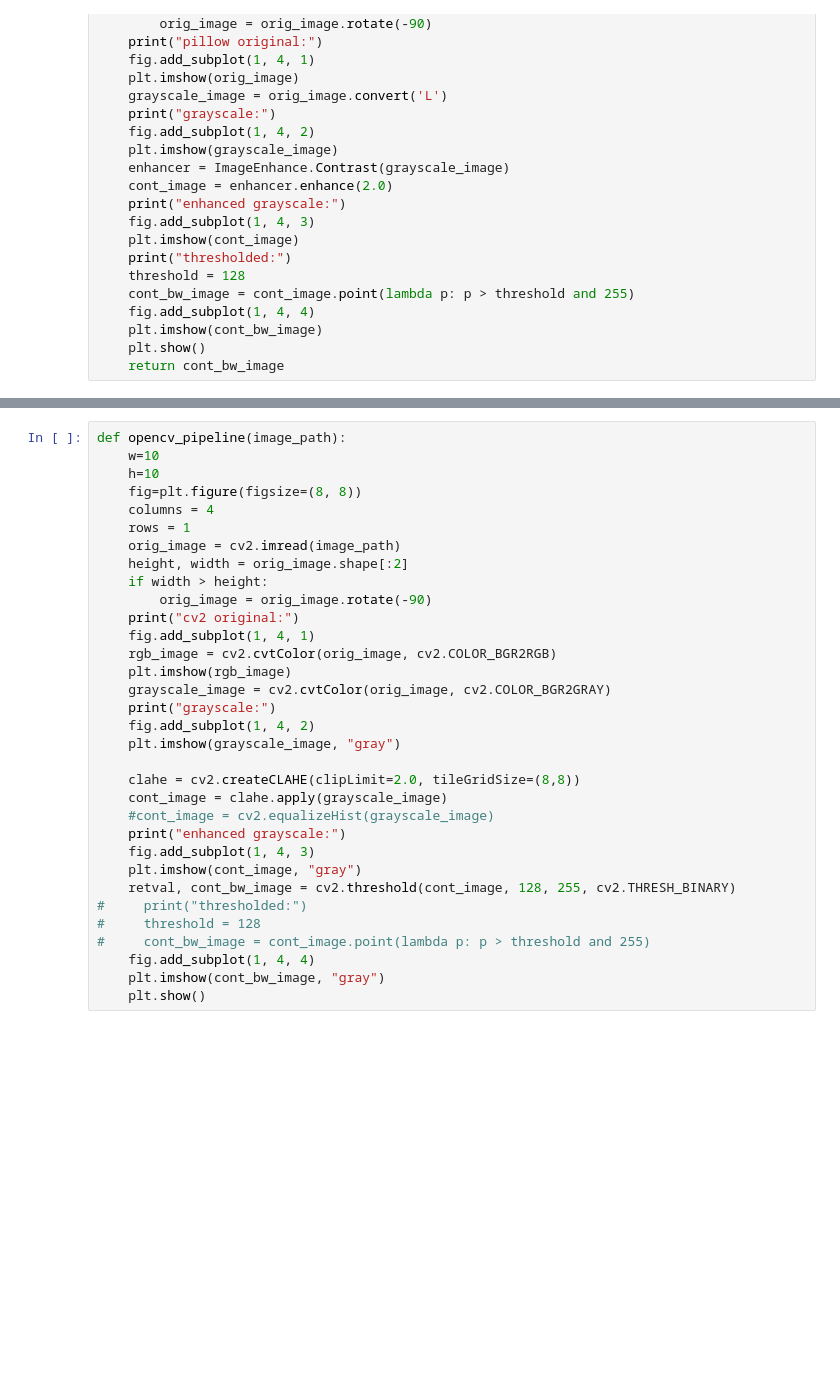
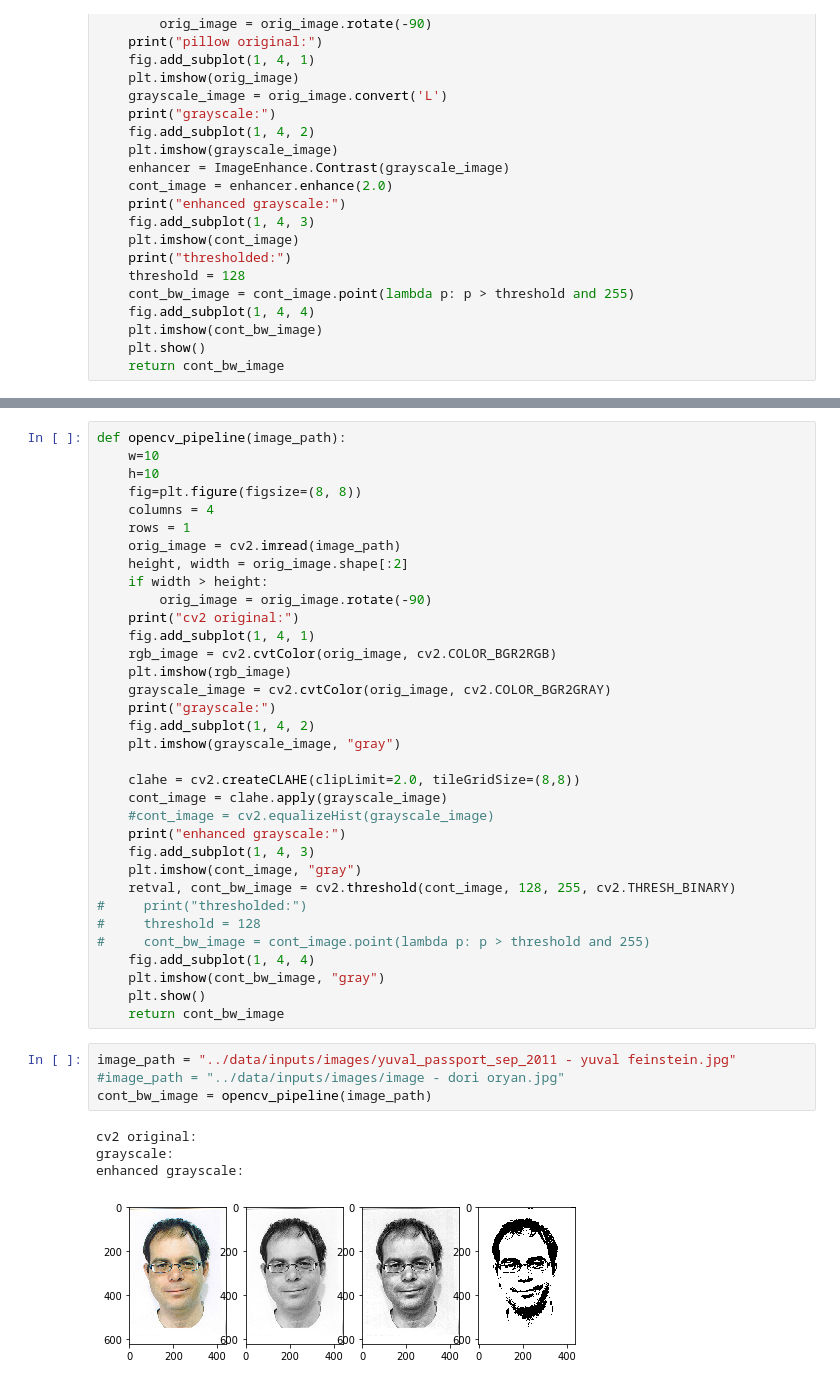
Before and after one commit to fyuval/artech-2018, a Jupyter notebook: notebooks/try_image_processing.ipynb, the cells around one changed output, grey strips where cells are left out. Saved outputs shown, nothing was run; the diff lists cells and outputs as text; blank space fills up the shorter version.

```diff
--- a/notebooks/try_image_processing.ipynb
+++ b/notebooks/try_image_processing.ipynb
@@ -94,4 +94,14 @@ def opencv_pipeline(image_path):
     fig.add_subplot(1, 4, 4)
     plt.imshow(cont_bw_image, "gray")
     plt.show()
+    return cont_bw_image
+# %%
+image_path = "../data/inputs/images/yuval_passport_sep_2011 - yuval feinstein.jpg"
+#image_path = "../data/inputs/images/image - dori oryan.jpg"
+cont_bw_image = opencv_pipeline(image_path)
+# %% [output]
+cv2 original:
+grayscale:
+enhanced grayscale:
+[figure, added]
 # %%
```
Also changed, not shown: parts of 14 cells of this notebook.
